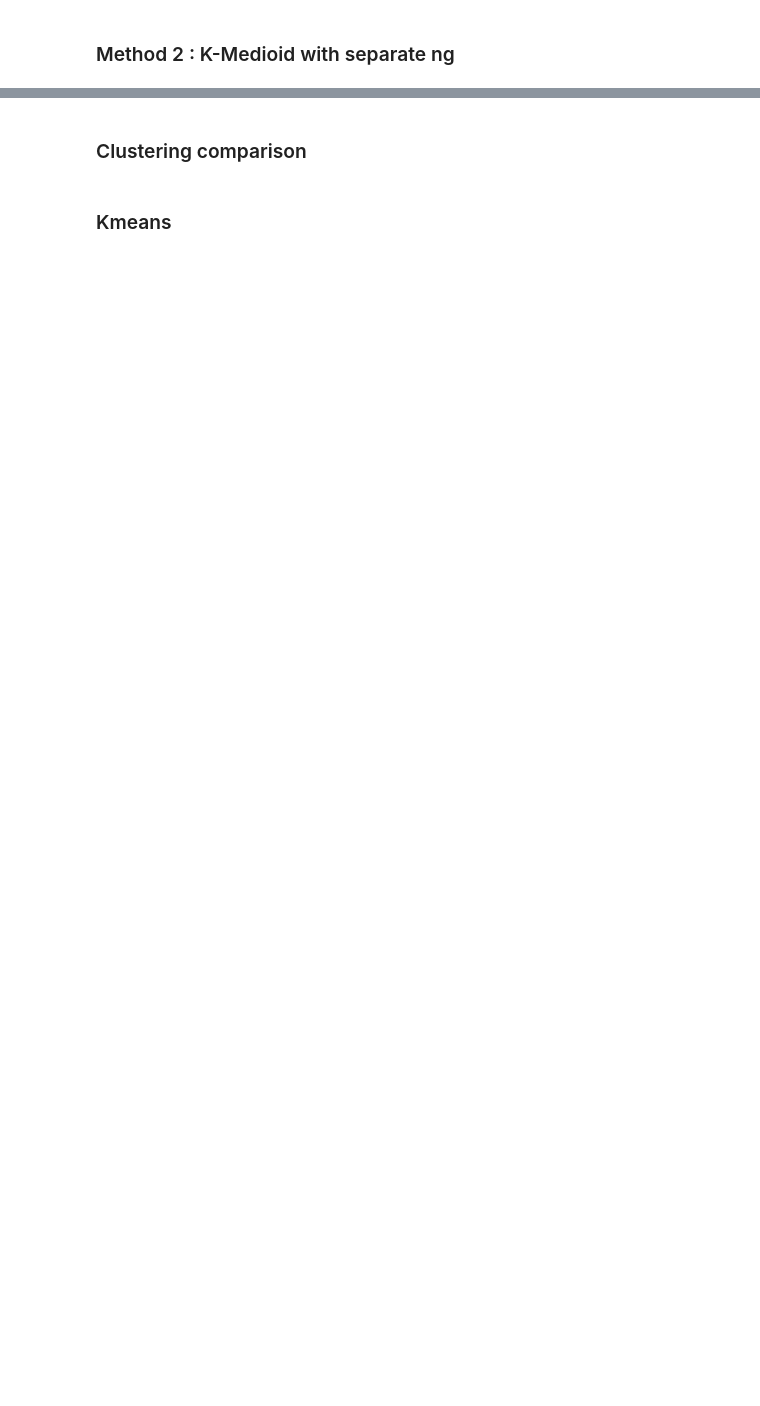
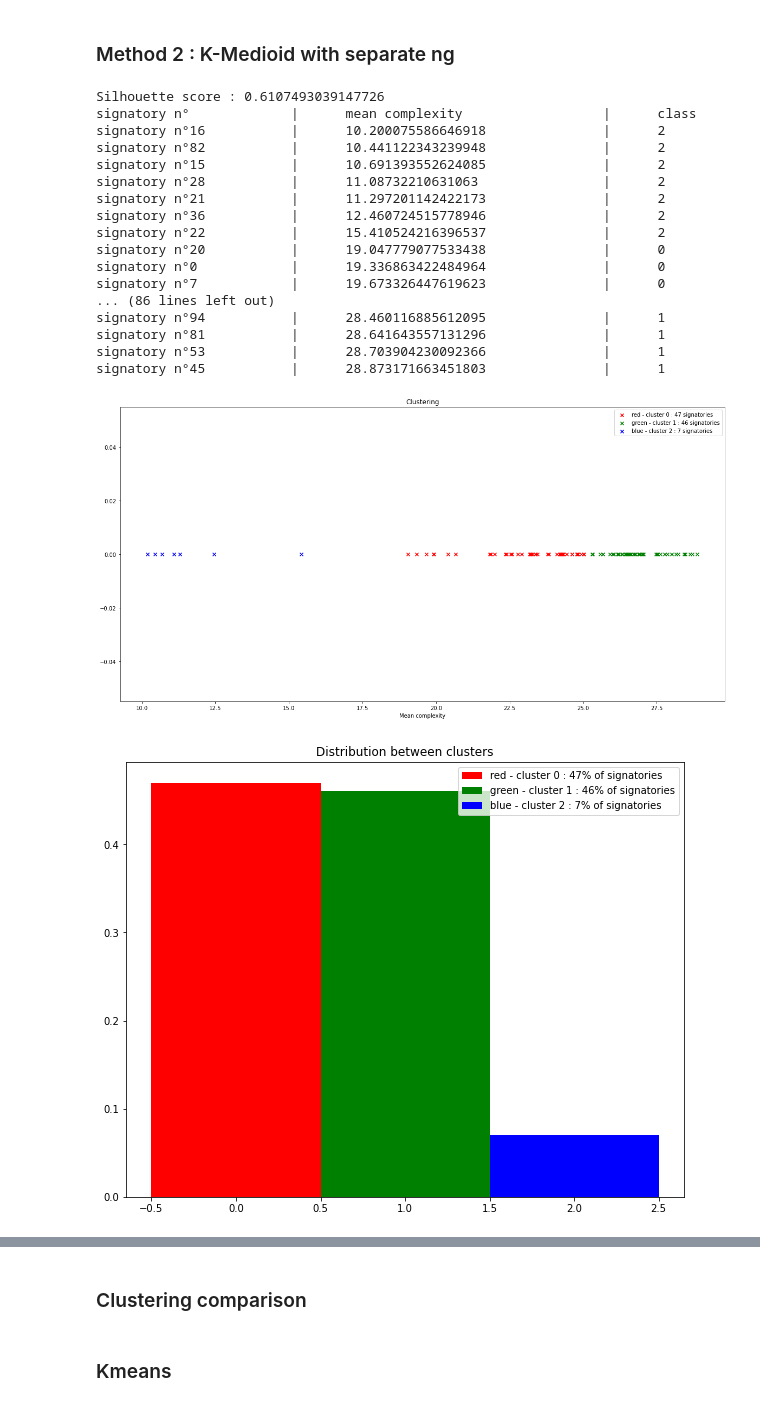
Before and after one commit to nordine-marie/signature-recognition-MCYT-100, a Jupyter notebook: main.ipynb, the cells around one changed output, grey strips where cells are left out. Drawn from its saved outputs; the diff is of its cells as text; code cells hidden in the pictures; blank space fills up the shorter version.

```diff
--- a/main.ipynb
+++ b/main.ipynb
@@ -185,7 +233,8 @@ all_mean_complexity(4)
 ### Unsupervised classification
 k = 3
 # %%
-def display_clustering(tab) :
+def display_clustering(algo) :
+    (tab,centroids) = algo
     print("signatory n° \t\t | \tmean complexity \t\t | \tclass")
     for i in range(len(tab)) :
         print(str(tab[i][0]) + " \t\t | \t" + str(tab[i][1]) + " \t\t | \t" + str(tab[i][2]))
@@ -252,3 +321,23 @@ def k_medoids(ng) :
     return (sorted(mC, key=cmp_to_key(compare)),kmedoids.cluster_centers_)
 # %%
-display_clustering(k_medoids(4))
+display_clustering(k_medoids(24))
+# %% [output]
+Silhouette score : 0.6107493039147726
+signatory n°             |      mean complexity                  |      class
+signatory n°16           |      10.200075586646918               |      2
+signatory n°82           |      10.441122343239948               |      2
+signatory n°15           |      10.691393552624085               |      2
+signatory n°28           |      11.08732210631063                |      2
+signatory n°21           |      11.297201142422173               |      2
+signatory n°36           |      12.460724515778946               |      2
+signatory n°22           |      15.410524216396537               |      2
+signatory n°20           |      19.047779077533438               |      0
+signatory n°0            |      19.336863422484964               |      0
+signatory n°7            |      19.673326447619623               |      0
+... (86 lines left out)
+signatory n°94           |      28.460116885612095               |      1
+signatory n°81           |      28.641643557131296               |      1
+signatory n°53           |      28.703904230092366               |      1
+signatory n°45           |      28.873171663451803               |      1
+[figure, added]
+[figure, added]
```
Also changed, not shown: parts of 45 cells of this notebook, 11 other files.
